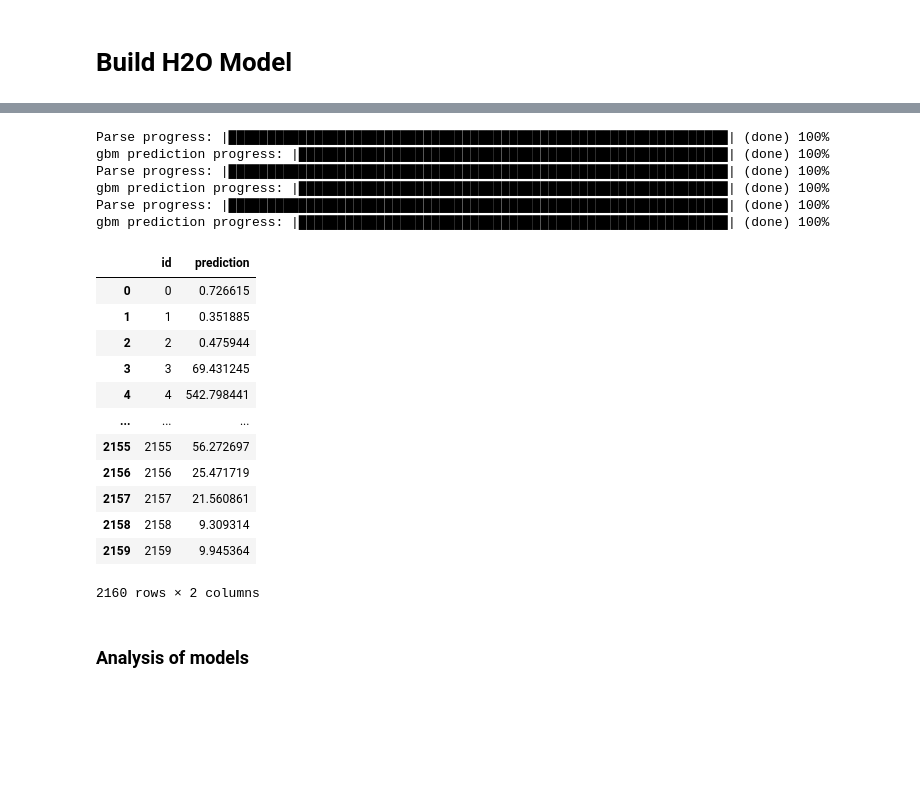
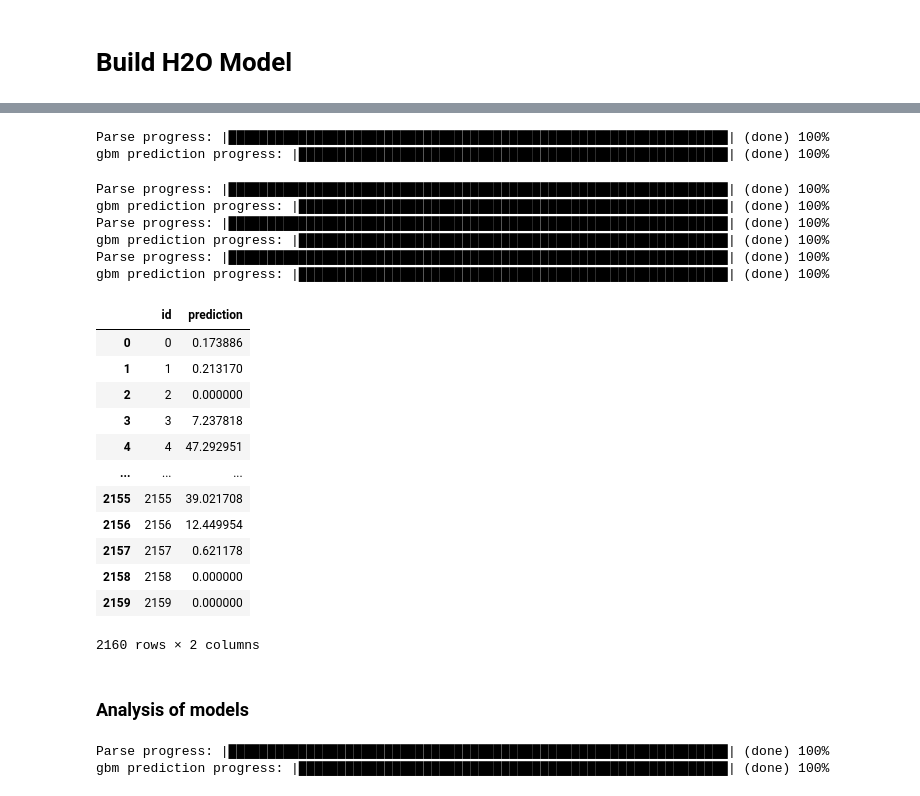
Before and after one commit to henningolweus/MLprosjekt, a Jupyter notebook: data/DataExploration.ipynb, the cells around one changed output, grey strips where cells are left out. Saved outputs shown, nothing was run; the diff lists cells and outputs as text; code cells hidden in the pictures; blank space fills up the shorter version.

```diff
--- a/data/DataExploration.ipynb
+++ b/data/DataExploration.ipynb
@@ -206,3 +235,15 @@ X_train_c, X_test_c, y_train_c = pre_process(X_train_c,X_test_estimated_c,train_
+# %%
+X_train_a_hourly = transform_to_hourly(X_train_a, agg_dict1)
+X_train_b_hourly = transform_to_hourly(X_train_b, agg_dict1)
+X_train_c_hourly = transform_to_hourly(X_train_c, agg_dict1)
+
+X_test_a = transform_to_hourly(X_test_estimated_a, agg_dict1)
+X_test_b = transform_to_hourly(X_test_estimated_b, agg_dict1)
+X_test_c = transform_to_hourly(X_test_estimated_c, agg_dict1)
+# %%
+X_train_a, y_train_a = align_X_y(X_train_a_hourly, train_a)
+X_train_b, y_train_b = align_X_y(X_train_b_hourly, train_b)
+X_train_c, y_train_c = align_X_y(X_train_c_hourly, train_c)
 # %% [markdown]
 ###
 # %% [markdown]
@@ -431,16 +474,16 @@ X_test_c = add_time_feat(X_test_c)
 # %%
 from h2o.automl import H2OAutoML
 
-def build_model(X_train,y_train,location,model_name):
+def build_model(X_train,y_train,location):
     merged_data = X_train.copy()
     merged_data['pv_measurement'] = y_train['pv_measurement'].values
 
     y = 'pv_measurement'
-    x = list(X_train_b.columns)
+    x = list(X_train.columns)
     train = h2o.H2OFrame(merged_data)
 
     aml = H2OAutoML(
-        max_models = 20,
+        max_models = 10,
         max_runtime_secs = 120,
         #exclude_algos =['DeepLearning'],
         seed = 1,
@@ -456,7 +499,7 @@ def build_model(X_train,y_train,location,model_name):
     leader = aml.leader
     print(lb.head(rows=lb.nrows))
 
-    h2o.save_model(leader, path=f'Saved_models/{location.upper()}',model_id = model_name)
+    h2o.save_model(leader, path=f'Saved_models/{location.upper()}', force = True)
 
     return lb,leader
 
@@ -512,3 +564,8 @@ GLM_1_AutoML_1_20231020_170352  273.143   489.901   240003     nan
+# %%
+pred_a = predict(model_a,X_test_a)
+# %% [output]
+Parse progress: |████████████████████████████████████████████████████████████████| (done) 100%
+gbm prediction progress: |███████████████████████████████████████████████████████| (done) 100%
 # %%
 #Use model to make predictions on test_data
 pred_a = predict(model_a,X_test_a)
@@ -526,25 +583,25 @@ def create_submission(preds_a,preds_b,preds_c,sub_name):
     submission = pd.read_csv('sample_submission.csv')
     predictions = pred_a.rbind(pred_b).rbind(pred_c)
     submission['prediction'] = predictions['predict'].as_data_frame()["predict"].values
+    submission.loc[submission['prediction'] < 0, 'prediction'] = 0
     submission.to_csv(f'Submissions/{sub_name}.csv', index=False)
     return submission
 # %%
-create submission
-first_sub = create_submission(pred_a,pred_b,pred_c,'first_sub')
-first_sub
+sub = create_submission(pred_a,pred_b,pred_c,'fourth_sub')
+sub
 # %% [output]
 |  | id | prediction |
-| 0 | 0 | 0.726615 |
-| 1 | 1 | 0.351885 |
-| 2 | 2 | 0.475944 |
-| 3 | 3 | 69.431245 |
-| 4 | 4 | 542.798441 |
+| 0 | 0 | 0.173886 |
+| 1 | 1 | 0.213170 |
+| 2 | 2 | 0.000000 |
+| 3 | 3 | 7.237818 |
+| 4 | 4 | 47.292951 |
 | ... | ... | ... |
-| 2155 | 2155 | 56.272697 |
-| 2156 | 2156 | 25.471719 |
-| 2157 | 2157 | 21.560861 |
-| 2158 | 2158 | 9.309314 |
-| 2159 | 2159 | 9.945364 |
+| 2155 | 2155 | 39.021708 |
+| 2156 | 2156 | 12.449954 |
+| 2157 | 2157 | 0.621178 |
+| 2158 | 2158 | 0.000000 |
+| 2159 | 2159 | 0.000000 |
 2160 rows × 2 columns
 # %% [markdown]
 ### Analysis of models
@@ -550,0 +612,5 @@ first_sub
+# %%
+pred_a_first = model_a_first.predict(h2o.H2OFrame(t))
+# %% [output]
+Parse progress: |████████████████████████████████████████████████████████████████| (done) 100%
+gbm prediction progress: |███████████████████████████████████████████████████████| (done) 100%
```
Also changed, not shown: parts of 42 cells of this notebook, 10 other files.
